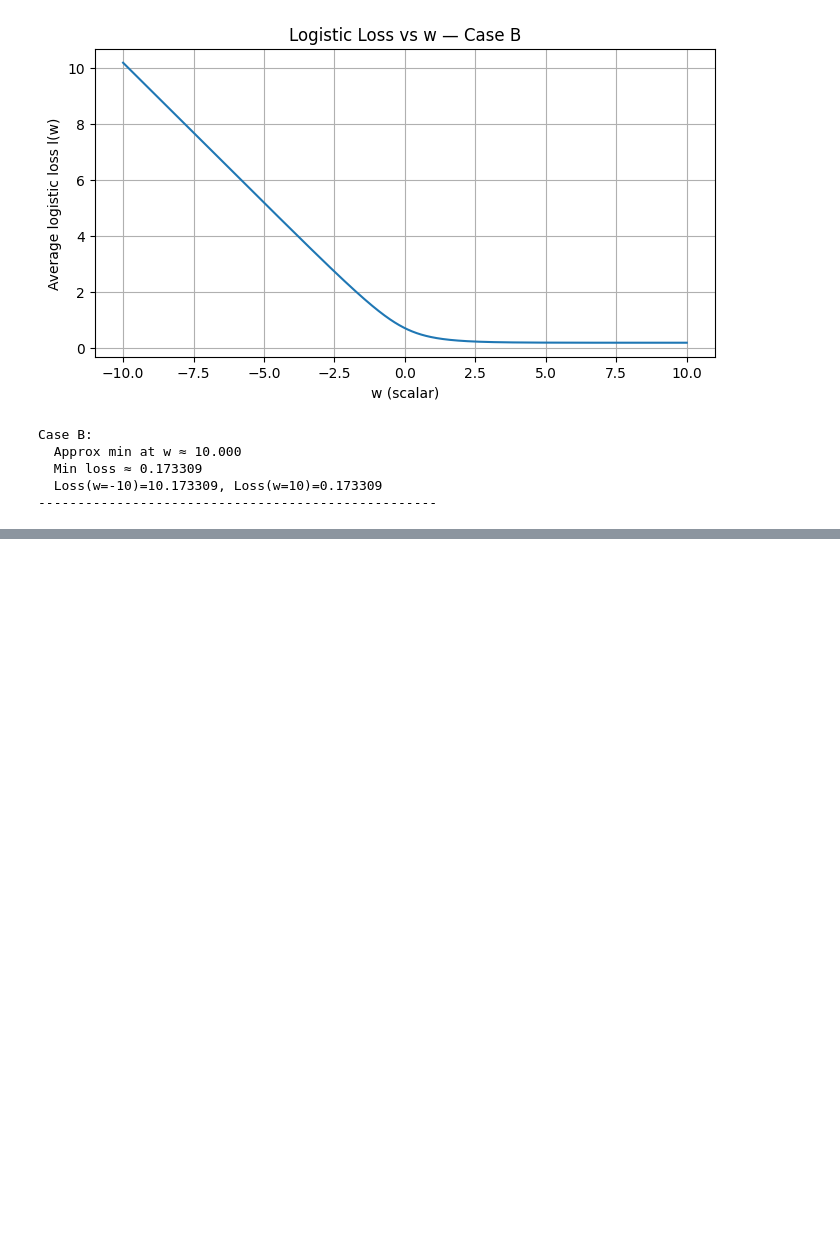
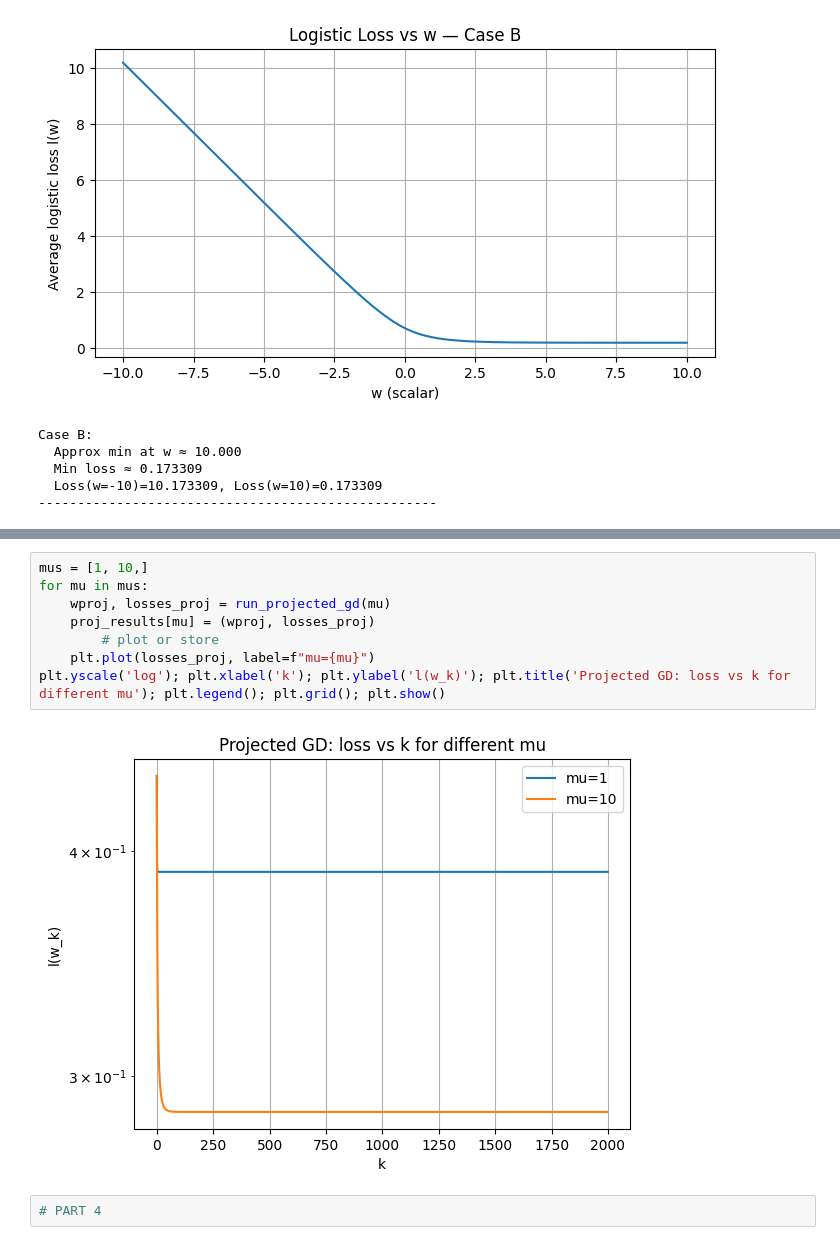
Before and after one commit to SoumyaBhaiya/my-practice, a Jupyter notebook: EEE598finalProject.ipynb, the cells around one changed output, grey strips where cells are left out. Saved outputs shown, nothing was run; the diff lists cells and outputs as text; blank space fills up the shorter version.

```diff
--- a/EEE598finalProject.ipynb
+++ b/EEE598finalProject.ipynb
@@ -58,0 +527,12 @@ Case B:
+# %%
+mus = [1, 10,]
+for mu in mus:
+    wproj, losses_proj = run_projected_gd(mu)
+    proj_results[mu] = (wproj, losses_proj)
+        # plot or store
+    plt.plot(losses_proj, label=f"mu={mu}")
+plt.yscale('log'); plt.xlabel('k'); plt.ylabel('l(w_k)'); plt.title('Projected GD: loss vs k for different mu'); plt.legend(); plt.grid(); plt.show()
+# %% [output]
+[figure, added]
+# %%
+# PART 4
```
Also changed, not shown: parts of 20 cells of this notebook, 1 other file.
